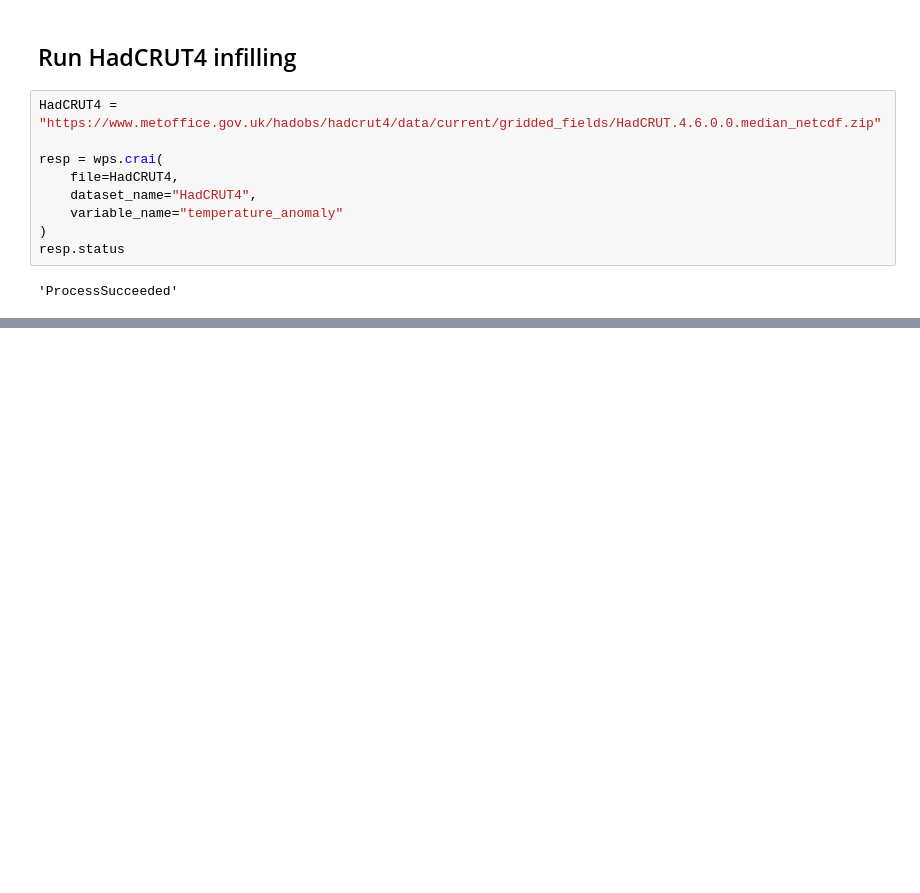
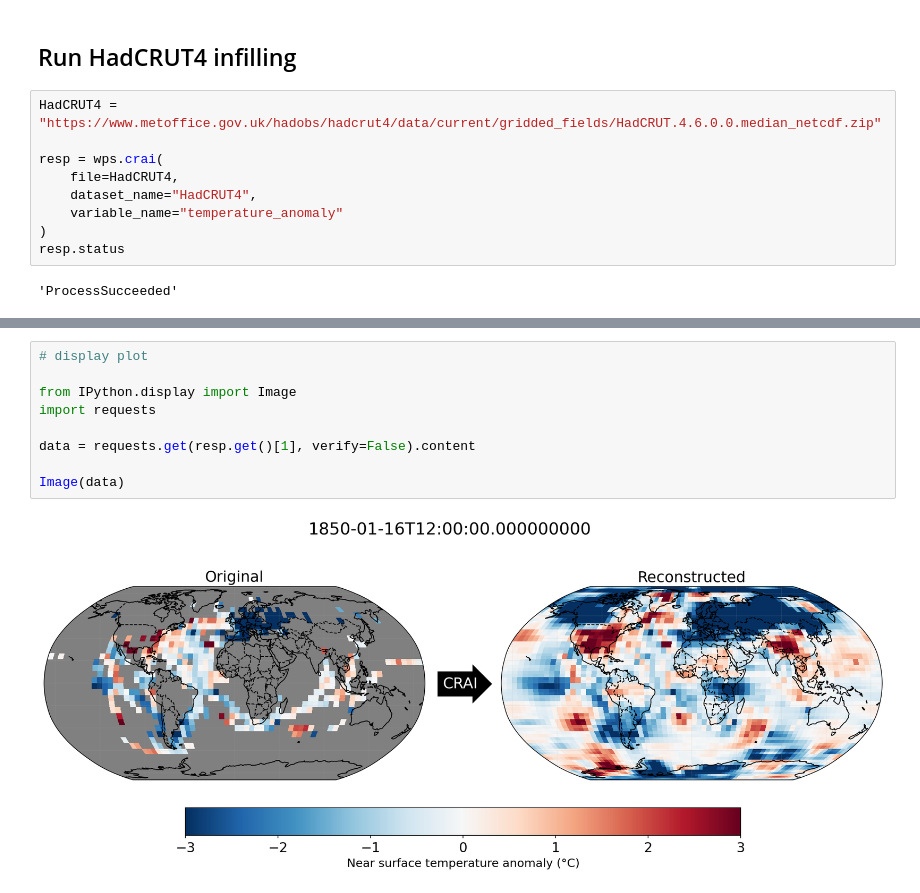
Before and after one commit to climateintelligence/CLINT-tutorials, a Jupyter notebook: notebooks/duck.ipynb, the cells around one changed output, grey strips where cells are left out. Saved outputs shown, nothing was run; the diff lists cells and outputs as text; blank space fills up the shorter version.

```diff
--- a/notebooks/duck.ipynb
+++ b/notebooks/duck.ipynb
@@ -117,0 +129,11 @@ resp.get()[1]
+# %%
+# display plot
+
+from IPython.display import Image
+import requests
+
+data = requests.get(resp.get()[1], verify=False).content
+
+Image(data)
+# %% [output]
+[figure, added]
```
Also changed, not shown: parts of 5 cells of this notebook, 4 other files.
